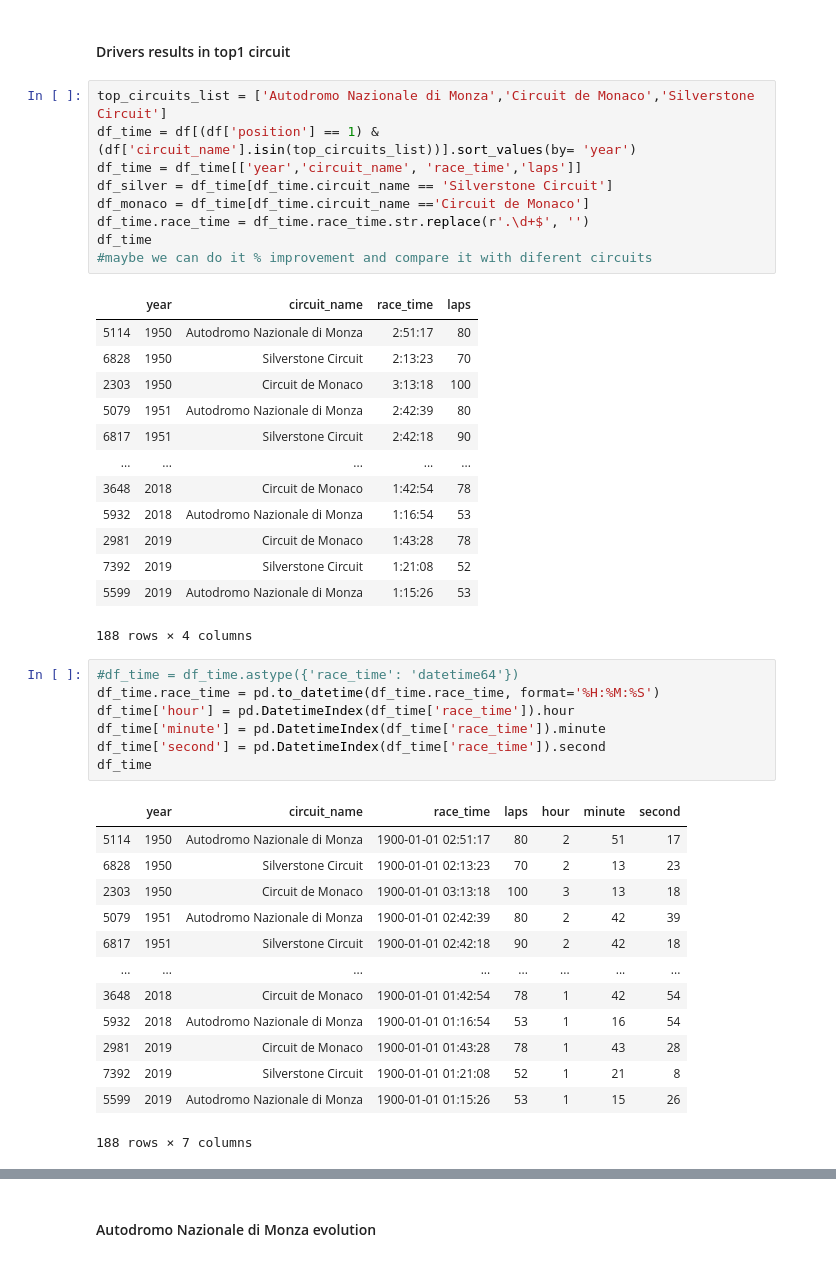
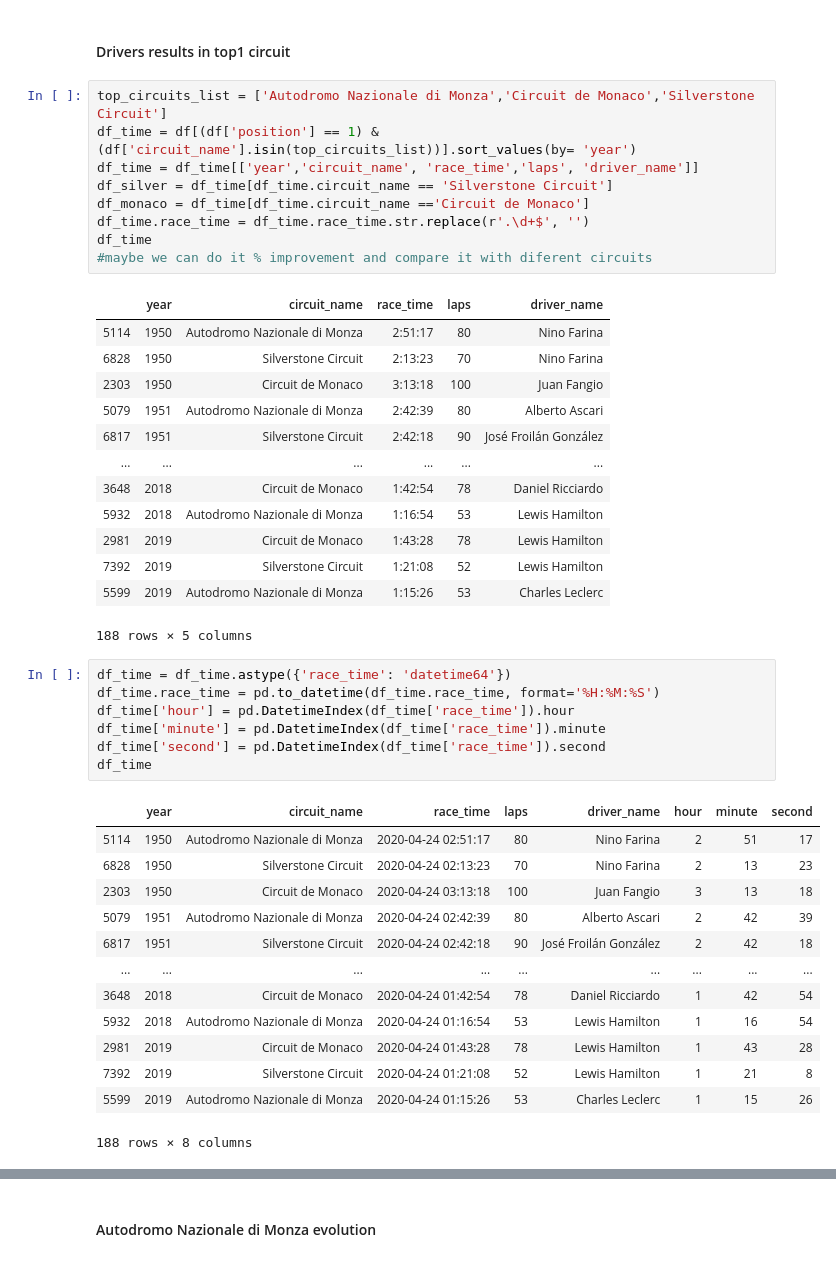
Before and after one commit to Javierhvb/Project-Week-3-Data-Thieves, a Jupyter notebook: your-project/data_analysis/F1 All time races analysis.ipynb, the cells around one changed output, grey strips where cells are left out. Saved outputs shown, nothing was run; the diff lists cells and outputs as text.

```diff
--- a/your-project/data_analysis/F1 All time races analysis.ipynb
+++ b/your-project/data_analysis/F1 All time races analysis.ipynb
@@ -367,44 +381,44 @@ df2.groupby('circuit_name').agg({'fastest_lap_time': 'min'})
 # %%
 top_circuits_list = ['Autodromo Nazionale di Monza','Circuit de Monaco','Silverstone Circuit']
 df_time = df[(df['position'] == 1) & (df['circuit_name'].isin(top_circuits_list))].sort_values(by= 'year')
-df_time = df_time[['year','circuit_name', 'race_time','laps']]
+df_time = df_time[['year','circuit_name', 'race_time','laps', 'driver_name']]
 df_silver = df_time[df_time.circuit_name == 'Silverstone Circuit']
 df_monaco = df_time[df_time.circuit_name =='Circuit de Monaco']
 df_time.race_time = df_time.race_time.str.replace(r'.\d+$', '')
 df_time
 #maybe we can do it % improvement and compare it with diferent circuits
 # %% [output]
-|  | year | circuit_name | race_time | laps |
-| 5114 | 1950 | Autodromo Nazionale di Monza | 2:51:17 | 80 |
-| 6828 | 1950 | Silverstone Circuit | 2:13:23 | 70 |
-| 2303 | 1950 | Circuit de Monaco | 3:13:18 | 100 |
-| 5079 | 1951 | Autodromo Nazionale di Monza | 2:42:39 | 80 |
-| 6817 | 1951 | Silverstone Circuit | 2:42:18 | 90 |
-| ... | ... | ... | ... | ... |
-| 3648 | 2018 | Circuit de Monaco | 1:42:54 | 78 |
-| 5932 | 2018 | Autodromo Nazionale di Monza | 1:16:54 | 53 |
-| 2981 | 2019 | Circuit de Monaco | 1:43:28 | 78 |
-| 7392 | 2019 | Silverstone Circuit | 1:21:08 | 52 |
-| 5599 | 2019 | Autodromo Nazionale di Monza | 1:15:26 | 53 |
+|  | year | circuit_name | race_time | laps | driver_name |
+| 5114 | 1950 | Autodromo Nazionale di Monza | 2:51:17 | 80 | Nino Farina |
+| 6828 | 1950 | Silverstone Circuit | 2:13:23 | 70 | Nino Farina |
+| 2303 | 1950 | Circuit de Monaco | 3:13:18 | 100 | Juan Fangio |
+| 5079 | 1951 | Autodromo Nazionale di Monza | 2:42:39 | 80 | Alberto Ascari |
+| 6817 | 1951 | Silverstone Circuit | 2:42:18 | 90 | José Froilán González |
+| ... | ... | ... | ... | ... | ... |
+| 3648 | 2018 | Circuit de Monaco | 1:42:54 | 78 | Daniel Ricciardo |
+| 5932 | 2018 | Autodromo Nazionale di Monza | 1:16:54 | 53 | Lewis Hamilton |
+| 2981 | 2019 | Circuit de Monaco | 1:43:28 | 78 | Lewis Hamilton |
+| 7392 | 2019 | Silverstone Circuit | 1:21:08 | 52 | Lewis Hamilton |
+| 5599 | 2019 | Autodromo Nazionale di Monza | 1:15:26 | 53 | Charles Leclerc |
-188 rows × 4 columns
+188 rows × 5 columns
 # %%
-#df_time = df_time.astype({'race_time': 'datetime64'})
+df_time = df_time.astype({'race_time': 'datetime64'})
 df_time.race_time = pd.to_datetime(df_time.race_time, format='%H:%M:%S')
 df_time['hour'] = pd.DatetimeIndex(df_time['race_time']).hour
 df_time['minute'] = pd.DatetimeIndex(df_time['race_time']).minute
 df_time['second'] = pd.DatetimeIndex(df_time['race_time']).second
 df_time
 # %% [output]
-|  | year | circuit_name | race_time | laps | hour | minute | second |
-| 5114 | 1950 | Autodromo Nazionale di Monza | 1900-01-01 02:51:17 | 80 | 2 | 51 | 17 |
-| 6828 | 1950 | Silverstone Circuit | 1900-01-01 02:13:23 | 70 | 2 | 13 | 23 |
-| 2303 | 1950 | Circuit de Monaco | 1900-01-01 03:13:18 | 100 | 3 | 13 | 18 |
-| 5079 | 1951 | Autodromo Nazionale di Monza | 1900-01-01 02:42:39 | 80 | 2 | 42 | 39 |
-| 6817 | 1951 | Silverstone Circuit | 1900-01-01 02:42:18 | 90 | 2 | 42 | 18 |
-| ... | ... | ... | ... | ... | ... | ... | ... |
-| 3648 | 2018 | Circuit de Monaco | 1900-01-01 01:42:54 | 78 | 1 | 42 | 54 |
-| 5932 | 2018 | Autodromo Nazionale di Monza | 1900-01-01 01:16:54 | 53 | 1 | 16 | 54 |
-| 2981 | 2019 | Circuit de Monaco | 1900-01-01 01:43:28 | 78 | 1 | 43 | 28 |
-| 7392 | 2019 | Silverstone Circuit | 1900-01-01 01:21:08 | 52 | 1 | 21 | 8 |
-| 5599 | 2019 | Autodromo Nazionale di Monza | 1900-01-01 01:15:26 | 53 | 1 | 15 | 26 |
+|  | year | circuit_name | race_time | laps | driver_name | hour | minute | second |
+| 5114 | 1950 | Autodromo Nazionale di Monza | 2020-04-24 02:51:17 | 80 | Nino Farina | 2 | 51 | 17 |
+| 6828 | 1950 | Silverstone Circuit | 2020-04-24 02:13:23 | 70 | Nino Farina | 2 | 13 | 23 |
+| 2303 | 1950 | Circuit de Monaco | 2020-04-24 03:13:18 | 100 | Juan Fangio | 3 | 13 | 18 |
+| 5079 | 1951 | Autodromo Nazionale di Monza | 2020-04-24 02:42:39 | 80 | Alberto Ascari | 2 | 42 | 39 |
+| 6817 | 1951 | Silverstone Circuit | 2020-04-24 02:42:18 | 90 | José Froilán González | 2 | 42 | 18 |
+| ... | ... | ... | ... | ... | ... | ... | ... | ... |
+| 3648 | 2018 | Circuit de Monaco | 2020-04-24 01:42:54 | 78 | Daniel Ricciardo | 1 | 42 | 54 |
+| 5932 | 2018 | Autodromo Nazionale di Monza | 2020-04-24 01:16:54 | 53 | Lewis Hamilton | 1 | 16 | 54 |
+| 2981 | 2019 | Circuit de Monaco | 2020-04-24 01:43:28 | 78 | Lewis Hamilton | 1 | 43 | 28 |
+| 7392 | 2019 | Silverstone Circuit | 2020-04-24 01:21:08 | 52 | Lewis Hamilton | 1 | 21 | 8 |
+| 5599 | 2019 | Autodromo Nazionale di Monza | 2020-04-24 01:15:26 | 53 | Charles Leclerc | 1 | 15 | 26 |
-188 rows × 7 columns
+188 rows × 8 columns
```
Also changed, not shown: parts of 17 cells of this notebook, 6 other files.
